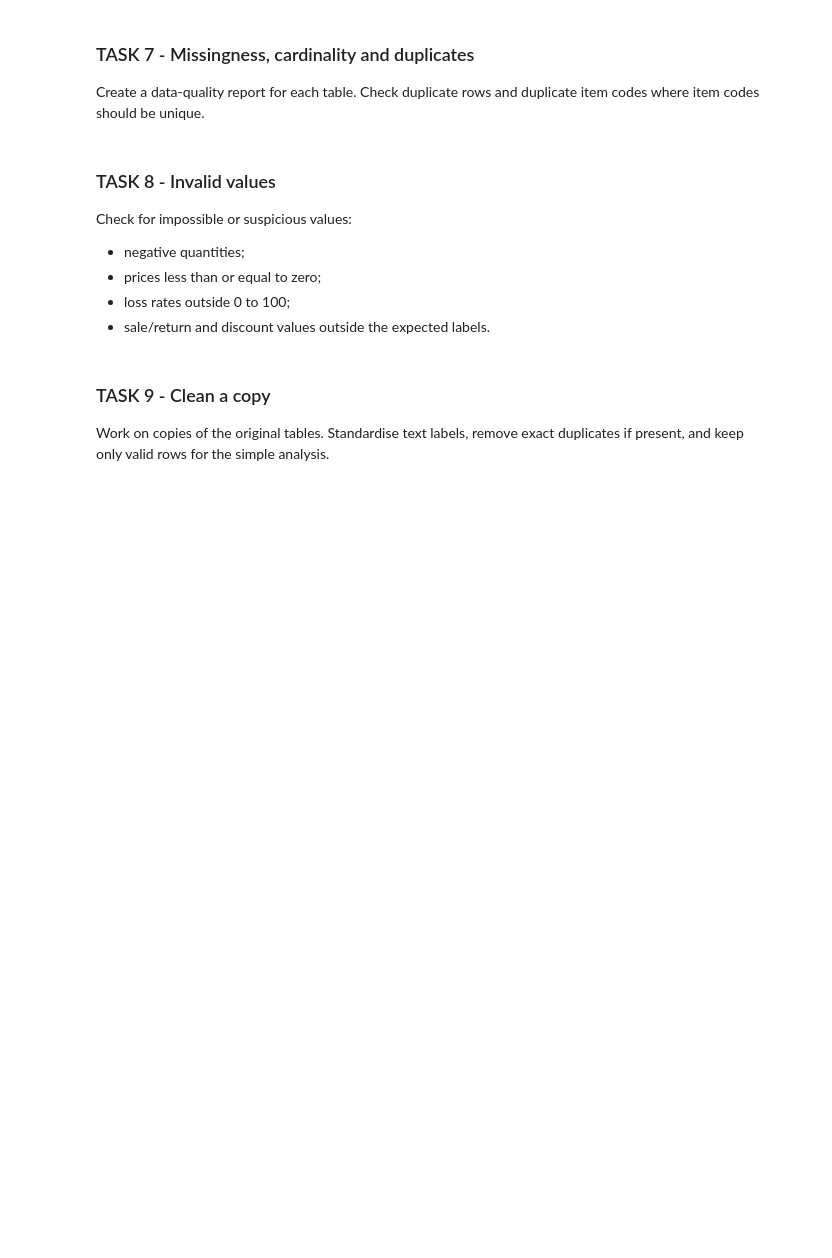
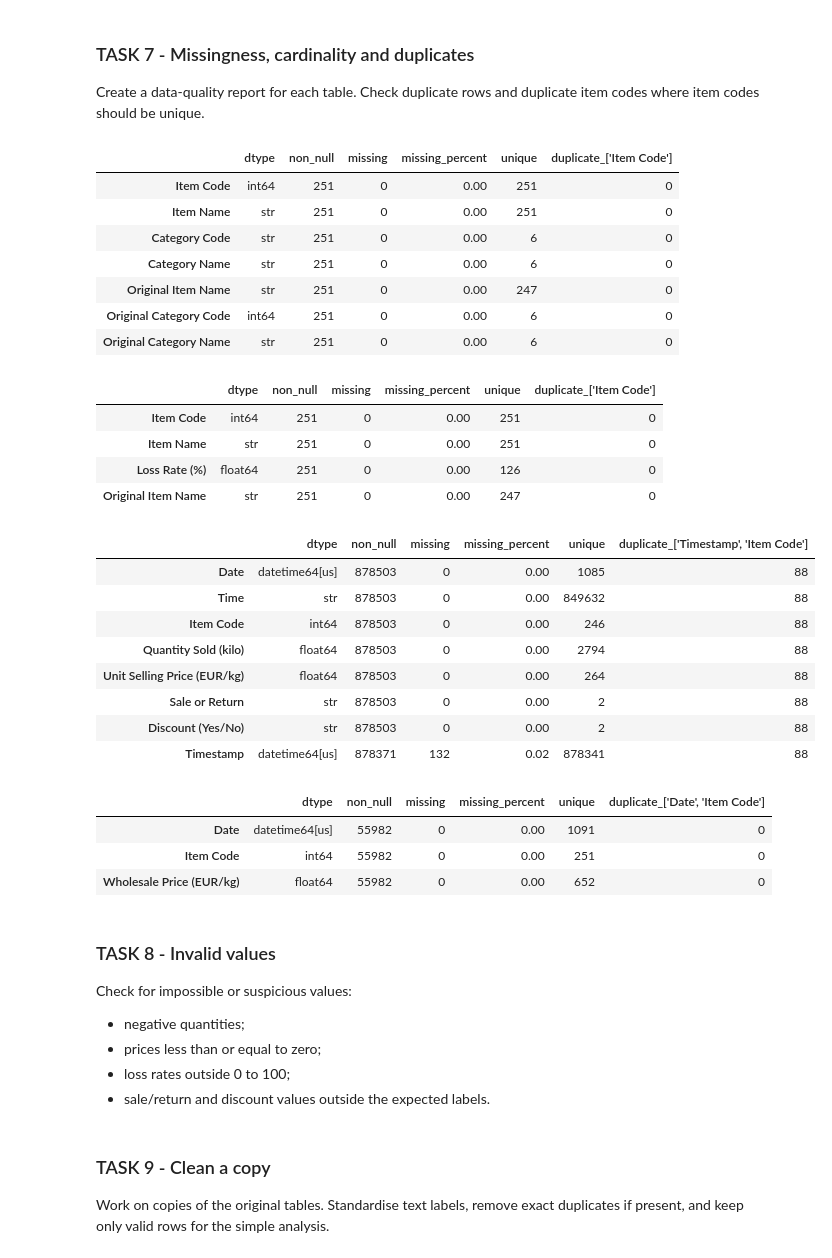
Before and after one commit to dev-deg/aci-26-pt, a Jupyter notebook: full-dataset-example/full_dataset_pipeline.ipynb, the cells around one changed output. Cells and saved outputs as stored; diff of their text form; code cells hidden in the pictures; blank space fills up the shorter version.

```diff
--- a/full-dataset-example/full_dataset_pipeline.ipynb
+++ b/full-dataset-example/full_dataset_pipeline.ipynb
@@ -119,6 +378,52 @@ Summarise quantity sold, selling price, wholesale price and loss rate. Identify
 Create a data-quality report for each table. Check duplicate rows and duplicate item codes where item codes should be unique.
 # %%
 # TODO
+def quality_report(df, unique_key=None):
+    report = pd.DataFrame({
+        'dtype': df.dtypes.astype(str),
+        'non_null': df.notna().sum(),
+        'missing': df.isna().sum(),
+        'missing_percent': (df.isna().mean() * 100).round(2),
+        'unique': df.nunique(dropna=True),
+    }
+    )
+    if unique_key is not None:
+        if isinstance(unique_key, str):
+            unique_key = [unique_key]
+        report[f'duplicate_{unique_key}'] = df.duplicated(subset=unique_key).sum()
+    return report
+
+display(quality_report(items, unique_key='Item Code'))
+display(quality_report(loss_rates, unique_key='Item Code'))
+display(quality_report(sales, unique_key=['Timestamp', 'Item Code']))
+display(quality_report(wholesale_prices, unique_key=['Date', 'Item Code']))
+# %% [output]
+|  | dtype | non_null | missing | missing_percent | unique | duplicate_['Item Code'] |
+| Item Code | int64 | 251 | 0 | 0.00 | 251 | 0 |
+| Item Name | str | 251 | 0 | 0.00 | 251 | 0 |
+| Category Code | str | 251 | 0 | 0.00 | 6 | 0 |
+| Category Name | str | 251 | 0 | 0.00 | 6 | 0 |
+| Original Item Name | str | 251 | 0 | 0.00 | 247 | 0 |
+| Original Category Code | int64 | 251 | 0 | 0.00 | 6 | 0 |
+| Original Category Name | str | 251 | 0 | 0.00 | 6 | 0 |
+|  | dtype | non_null | missing | missing_percent | unique | duplicate_['Item Code'] |
+| Item Code | int64 | 251 | 0 | 0.00 | 251 | 0 |
+| Item Name | str | 251 | 0 | 0.00 | 251 | 0 |
+| Loss Rate (%) | float64 | 251 | 0 | 0.00 | 126 | 0 |
+| Original Item Name | str | 251 | 0 | 0.00 | 247 | 0 |
+|  | dtype | non_null | missing | missing_percent | unique | duplicate_['Timestamp', 'Item Code'] |
+| Date | datetime64[us] | 878503 | 0 | 0.00 | 1085 | 88 |
+| Time | str | 878503 | 0 | 0.00 | 849632 | 88 |
+| Item Code | int64 | 878503 | 0 | 0.00 | 246 | 88 |
+| Quantity Sold (kilo) | float64 | 878503 | 0 | 0.00 | 2794 | 88 |
+| Unit Selling Price (EUR/kg) | float64 | 878503 | 0 | 0.00 | 264 | 88 |
+| Sale or Return | str | 878503 | 0 | 0.00 | 2 | 88 |
+| Discount (Yes/No) | str | 878503 | 0 | 0.00 | 2 | 88 |
+| Timestamp | datetime64[us] | 878371 | 132 | 0.02 | 878341 | 88 |
+|  | dtype | non_null | missing | missing_percent | unique | duplicate_['Date', 'Item Code'] |
+| Date | datetime64[us] | 55982 | 0 | 0.00 | 1091 | 0 |
+| Item Code | int64 | 55982 | 0 | 0.00 | 251 | 0 |
+| Wholesale Price (EUR/kg) | float64 | 55982 | 0 | 0.00 | 652 | 0 |
 # %% [markdown]
 ### TASK 8 - Invalid values
 
```
Also changed, not shown: parts of 6 cells of this notebook.
